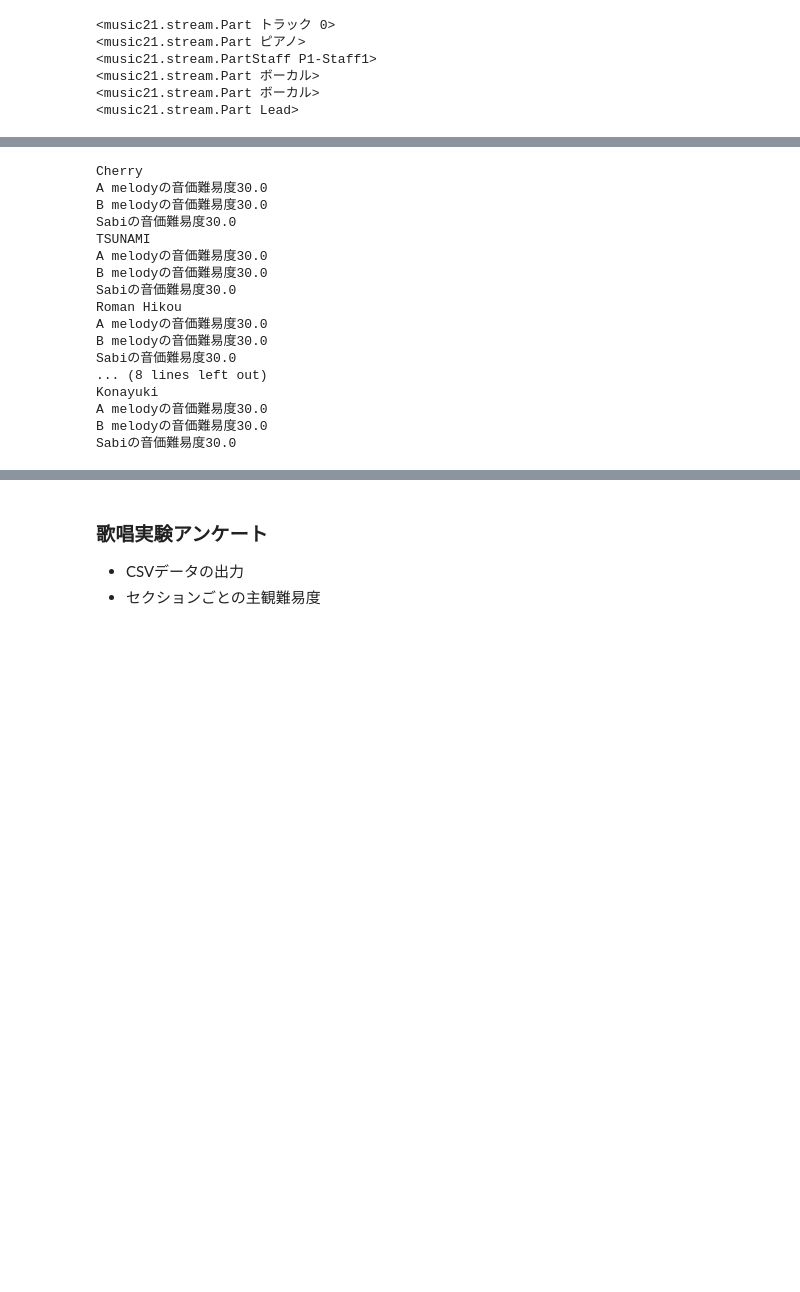
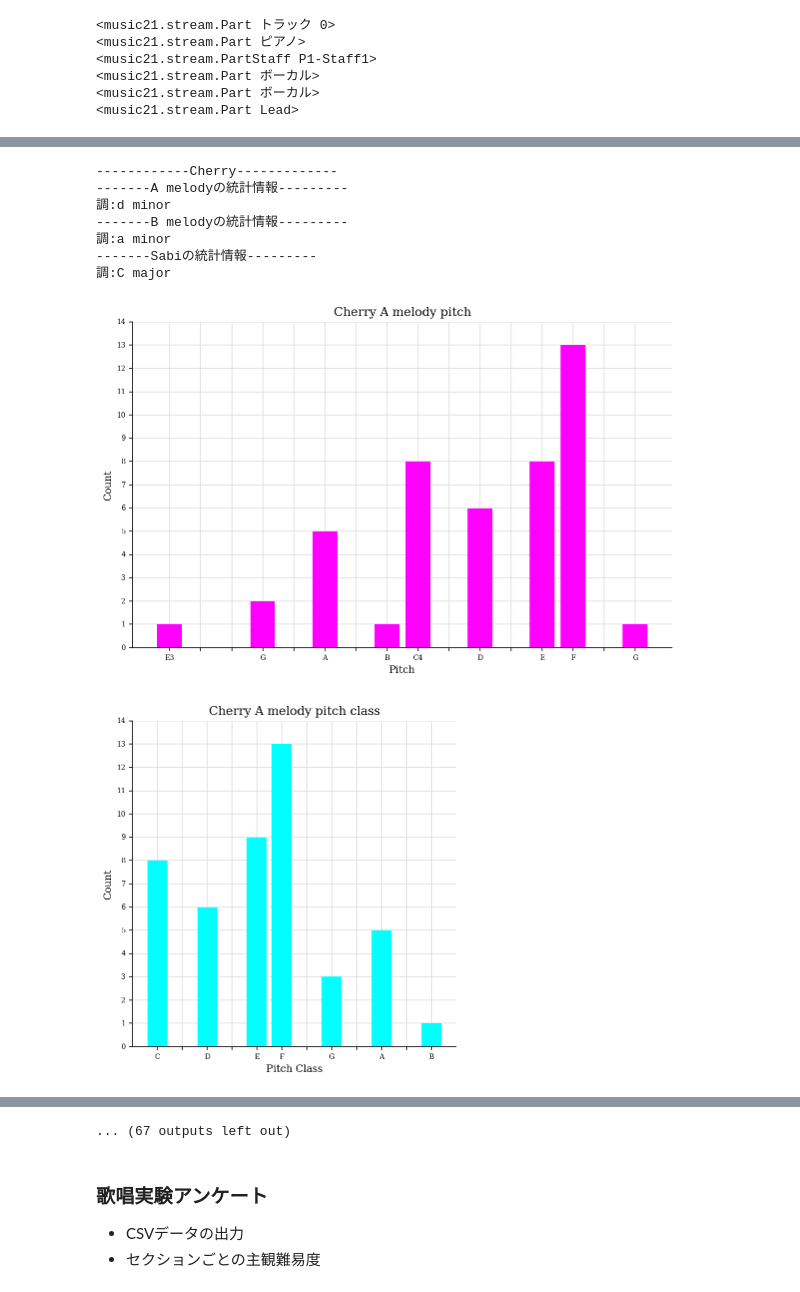
Before and after one commit to LifeEshiniki/sotsuken, a Jupyter notebook: section_analysis_1002.ipynb, the cells around one changed output, grey strips where cells are left out. Cells and saved outputs as stored; diff of their text form; code cells hidden in the pictures; blank space fills up the shorter version.

```diff
--- a/section_analysis_1002.ipynb
+++ b/section_analysis_1002.ipynb
@@ -549,38 +565,24 @@ print(test_d.flat./)
 # %%
 for sheets in analysis_corpus:
-    #sheets.show_key()
-    #sheets.counting_pitch()
-    #plt.figure()
-    #sheets.counting_duration()
-    #plt.figure()
-    #sheets.plot_pitch_diff()
-    #sheets.calucurate_jump()
-    #sheets.caluculate_pitch_range()
+    sheets.show_key()
+    sheets.counting_pitch()
+    plt.figure()
+    sheets.counting_duration()
+    plt.figure()
+    sheets.plot_pitch_diff()
+    sheets.calucurate_jump()
+    sheets.caluculate_pitch_range()
     print(sheets.name)
     sheets.caluculate_duration_difficulty()
-    #wpcss = weighted_pitch_range(sheets.sum_note_length)
-    '''
-    for num,section in enumerate(sheets.notes):
-        array = []
-        #print("{}.notes{}".format(analysis_section[num],section))
-        print("section{},dur_difficulty:{}".format(analysis_section[num],rhythm_difficulty(section)))
-#        print("=====wpcs=====\nAmelody{:.3},Bmelody{:.3},Sabi{:.3}".format(wpcss[0],wpcss[1],wpcss[2]))
-'''
+    sheets.count_tie()
+    #print("=====wpcs=====\nAmelody{:.3},Bmelody{:.3},Sabi{:.3}".format(wpcss[0],wpcss[1],wpcss[2]))
 # %% [output]
-Cherry
-A melodyの音価難易度30.0
-B melodyの音価難易度30.0
-Sabiの音価難易度30.0
-TSUNAMI
-A melodyの音価難易度30.0
-B melodyの音価難易度30.0
-Sabiの音価難易度30.0
-Roman Hikou
-A melodyの音価難易度30.0
-B melodyの音価難易度30.0
-Sabiの音価難易度30.0
-... (8 lines left out)
-Konayuki
-A melodyの音価難易度30.0
-B melodyの音価難易度30.0
-Sabiの音価難易度30.0
+------------Cherry-------------
+-------A melodyの統計情報---------
+調:d minor
+-------B melodyの統計情報---------
+調:a minor
+-------Sabiの統計情報---------
+調:C major
+[figure, added]
+[figure, added]
@@ -587,3 +598,4 @@ Sabiの音価難易度30.0
+... (67 outputs left out)
 # %% [markdown]
 ### 歌唱実験アンケート
 
```
Also changed, not shown: parts of 12 cells of this notebook, 2 other files.
